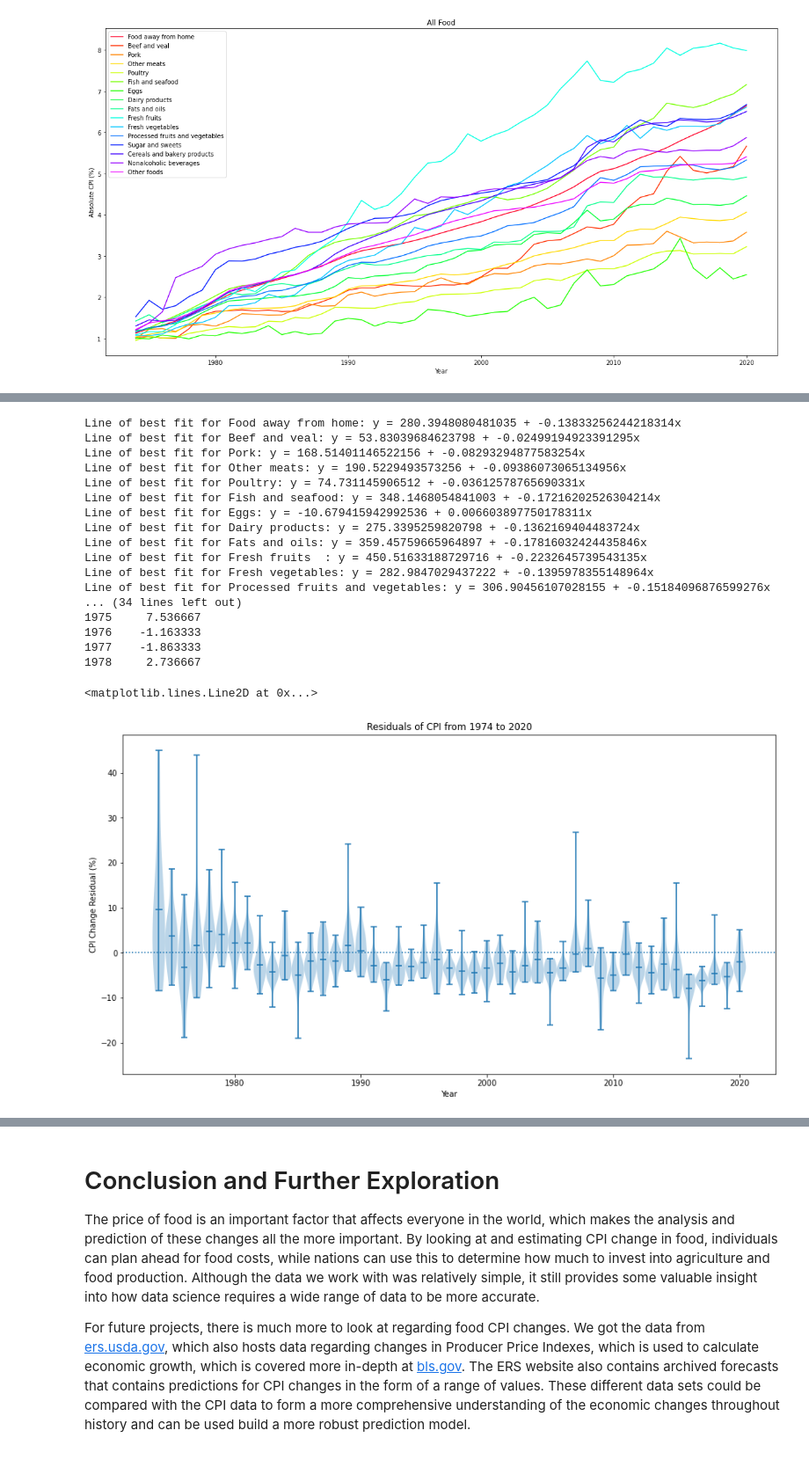
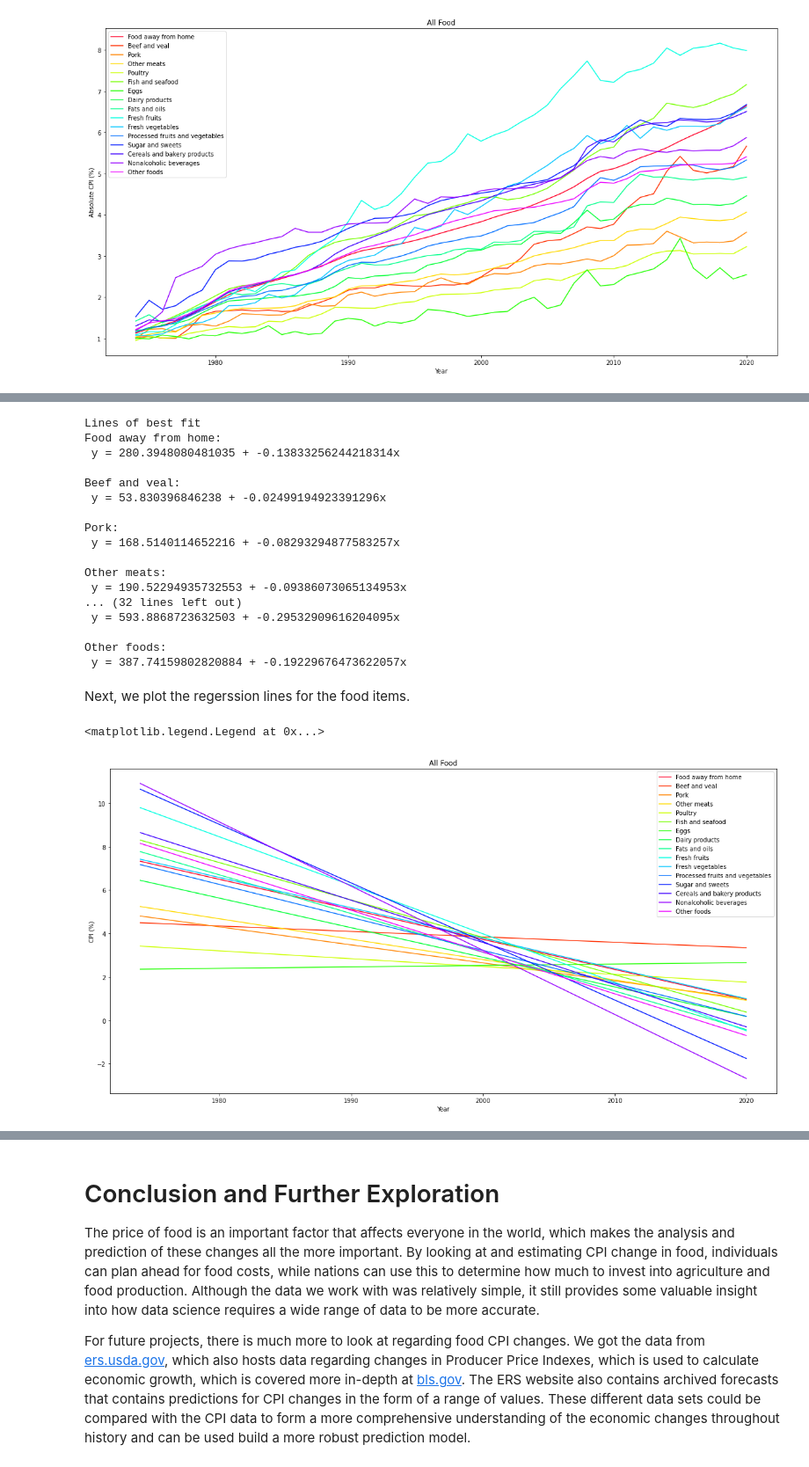
Before and after one commit to Zhu-Daniel/FoodPriceOutlookML, a Jupyter notebook: cmsc320finalproj.ipynb, the cells around one changed output, grey strips where cells are left out. Shown at 88% size. Saved outputs shown, nothing was run; the diff lists cells and outputs as text; code cells hidden in the pictures.

```diff
--- a/cmsc320finalproj.ipynb
+++ b/cmsc320finalproj.ipynb
@@ -344,42 +375,51 @@ First, let us take a look at the lines of best fit for each of the food types by
 import numpy as np
 from sklearn.linear_model import LinearRegression
 residual_data = pd.DataFrame()
+print('Lines of best fit')
 for i,col in enumerate(data_t.columns):
     X = np.array(years).reshape(-1,1)
     y = np.array(data_t[col]).reshape(-1,1)
-    # Seperate training and testing data?
     reg = LinearRegression().fit(X, y)
-    print(f'Line of best fit for {col}: y = {reg.intercept_[0]} + {reg.coef_[0][0]}x')
+    print(f'{col}:\n y = {reg.intercept_[0]} + {reg.coef_[0][0]}x\n')
     prediction = reg.predict(np.array(years).reshape(-1,1))
     residual = (np.array(data_t[col]) - prediction)
     residual_data[col] = pd.Series(residual[i], index=years)
-print(residual_data.head())
-fig, ax = plt.subplots(figsize=(15, 8))
-
-ax.violinplot(residual_data.values.tolist(),years, widths = 1, showmeans=True)
-ax.set_xlabel("Year")
-ax.set_ylabel("CPI Change Residual (%)")
-ax.set_title("Residuals of CPI Change from 1974 to 2020")
-
-# plot a dotted horizontal line at y = 0
-ax.axhline(y=0, linestyle=':')
 # %% [output]
-Line of best fit for Food away from home: y = 280.3948080481035 + -0.13833256244218314x
-Line of best fit for Beef and veal: y = 53.83039684623798 + -0.02499194923391295x
-Line of best fit for Pork: y = 168.51401146522156 + -0.08293294877583254x
-Line of best fit for Other meats: y = 190.5229493573256 + -0.09386073065134956x
-Line of best fit for Poultry: y = 74.731145906512 + -0.03612578765690331x
-Line of best fit for Fish and seafood: y = 348.1468054841003 + -0.17216202526304214x
-Line of best fit for Eggs: y = -10.679415942992536 + 0.006603897750178311x
-Line of best fit for Dairy products: y = 275.3395259820798 + -0.1362169404483724x
-Line of best fit for Fats and oils: y = 359.45759665964897 + -0.17816032424435846x
-Line of best fit for Fresh fruits  : y = 450.51633188729716 + -0.2232645739543135x
-Line of best fit for Fresh vegetables: y = 282.9847029437222 + -0.1395978355148964x
-Line of best fit for Processed fruits and vegetables: y = 306.90456107028155 + -0.15184096876599276x
-... (34 lines left out)
-1975     7.536667
-1976    -1.163333
-1977    -1.863333
-1978     2.736667
+Lines of best fit
+Food away from home:
+ y = 280.3948080481035 + -0.13833256244218314x
+
+Beef and veal:
+ y = 53.830396846238 + -0.02499194923391296x
+
+Pork:
+ y = 168.5140114652216 + -0.08293294877583257x
+
+Other meats:
+ y = 190.52294935732553 + -0.09386073065134953x
+... (32 lines left out)
+ y = 593.8868723632503 + -0.29532909616204095x
+
+Other foods:
+ y = 387.74159802820884 + -0.19229676473622057x
-<matplotlib.lines.Line2D at 0x...>
-[figure, removed]
+# %% [markdown]
+Next, we plot the regerssion lines for the food items.
+# %%
+NUM_COLORS = len(abs_data.columns)
+cm = plt.get_cmap('gist_rainbow')
+fig = plt.figure(figsize=(20,10))
+ax = fig.add_subplot(111)
+ax.set_prop_cycle(color = [cm(1.*i/NUM_COLORS) for i in range(NUM_COLORS)])
+for col in abs_data.columns:
+    X = np.array(years).reshape(-1,1)
+    y = np.array(data_t[col]).reshape(-1,1)
+    reg = LinearRegression().fit(X, y)
+    plt.plot(X, reg.coef_[0][0]*X + reg.intercept_[0], label = col)
+
+plt.title(f'All Food')
+plt.xlabel('Year')
+plt.ylabel('CPI (%)')
+plt.legend()
+# %% [output]
+<matplotlib.legend.Legend at 0x...>
+[figure, added]
```
Also changed, not shown: parts of 36 cells of this notebook.
